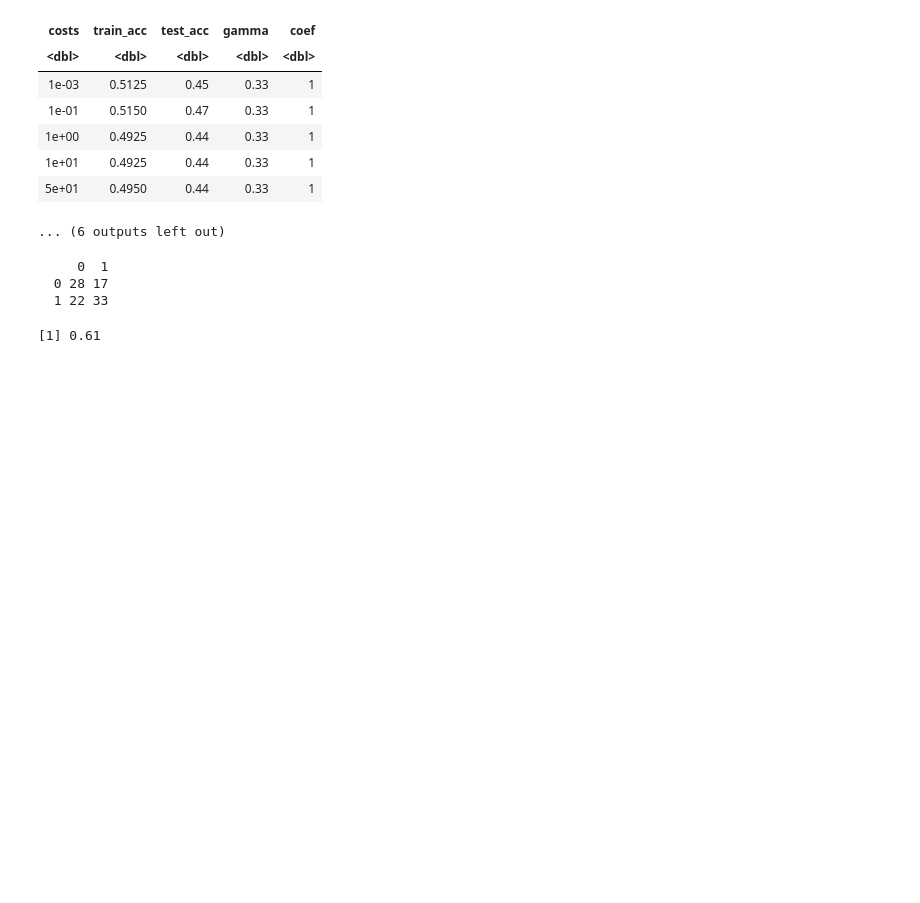
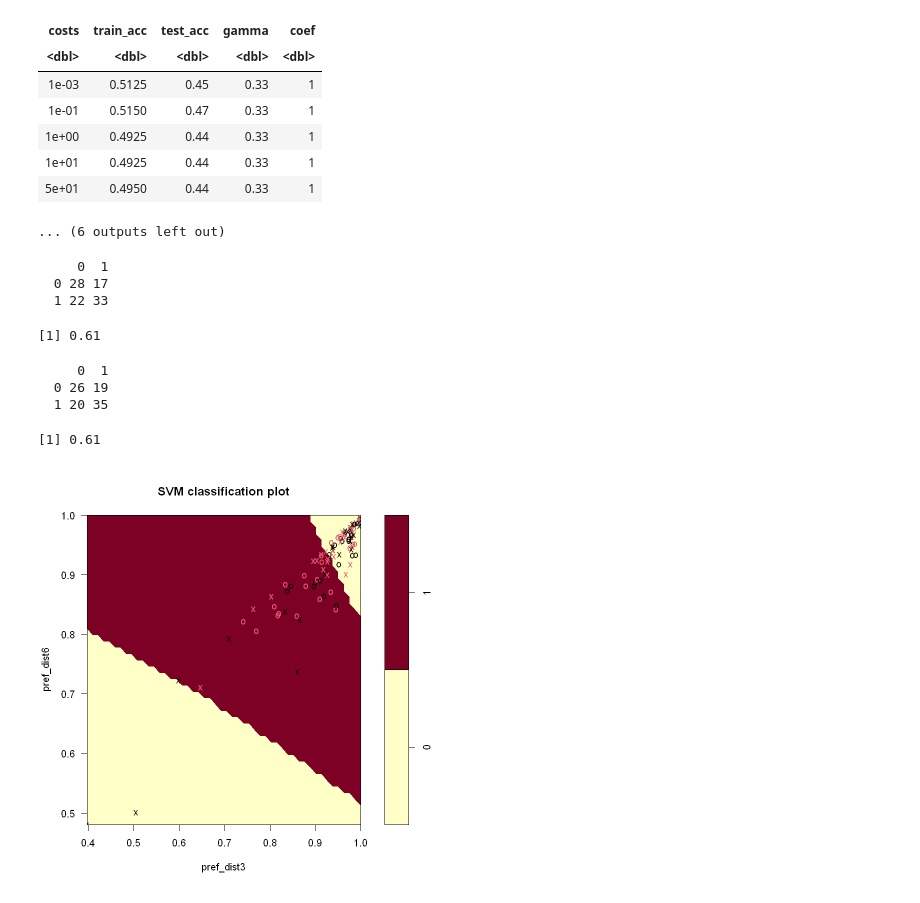
Before and after one commit to smehdizadeh/CSCI5622_Machine-Learning, a Jupyter notebook: SVM.ipynb, the cells around one changed output. Saved outputs shown, nothing was run; the diff lists cells and outputs as text; code cells hidden in the pictures; blank space fills up the shorter version.

Commit message:
plotting svm results

```diff
--- a/SVM.ipynb
+++ b/SVM.ipynb
@@ -987,3 +988,18 @@ sum(diag(test_tbl))/sum(test_tbl)
   0 28 17
   1 22 33
 [1] 0.61
+# %%
+sig_model2 <- svm(Preferred ~ ., data=df_train,
+                 kernel='sigmoid', cost=10, gamma=0.16, coef0=0.5)
+test_tbl <- table(df_test$Preferred, predict(sig_model2, newdata=df_test))
+test_tbl
+sum(diag(test_tbl))/sum(test_tbl)
+# %% [output]
+     0  1
+  0 26 19
+  1 20 35
+[1] 0.61
+# %%
+plot(sig_model2, data=df_test, pref_dist6 ~ pref_dist3, slice=list(artistPop=60, trackPop=80))
+# %% [output]
+[figure, added]
```
Also changed, not shown: parts of 1 cell of this notebook.
